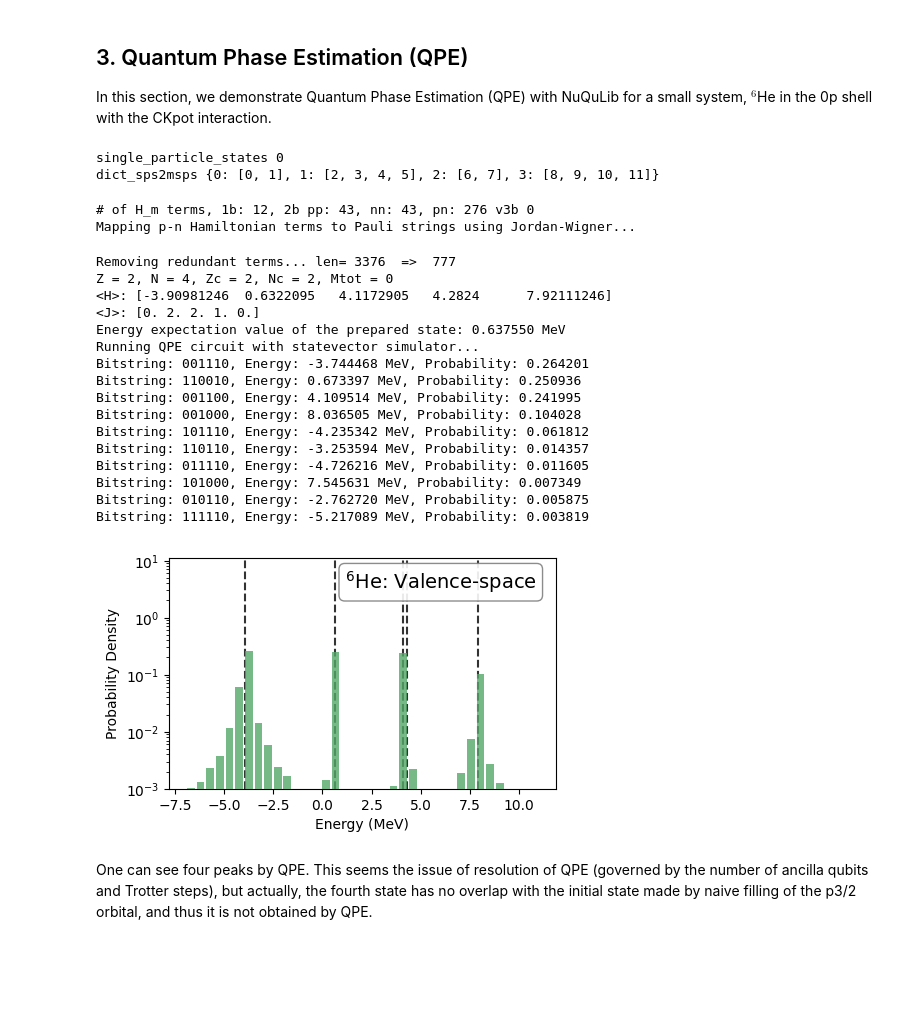
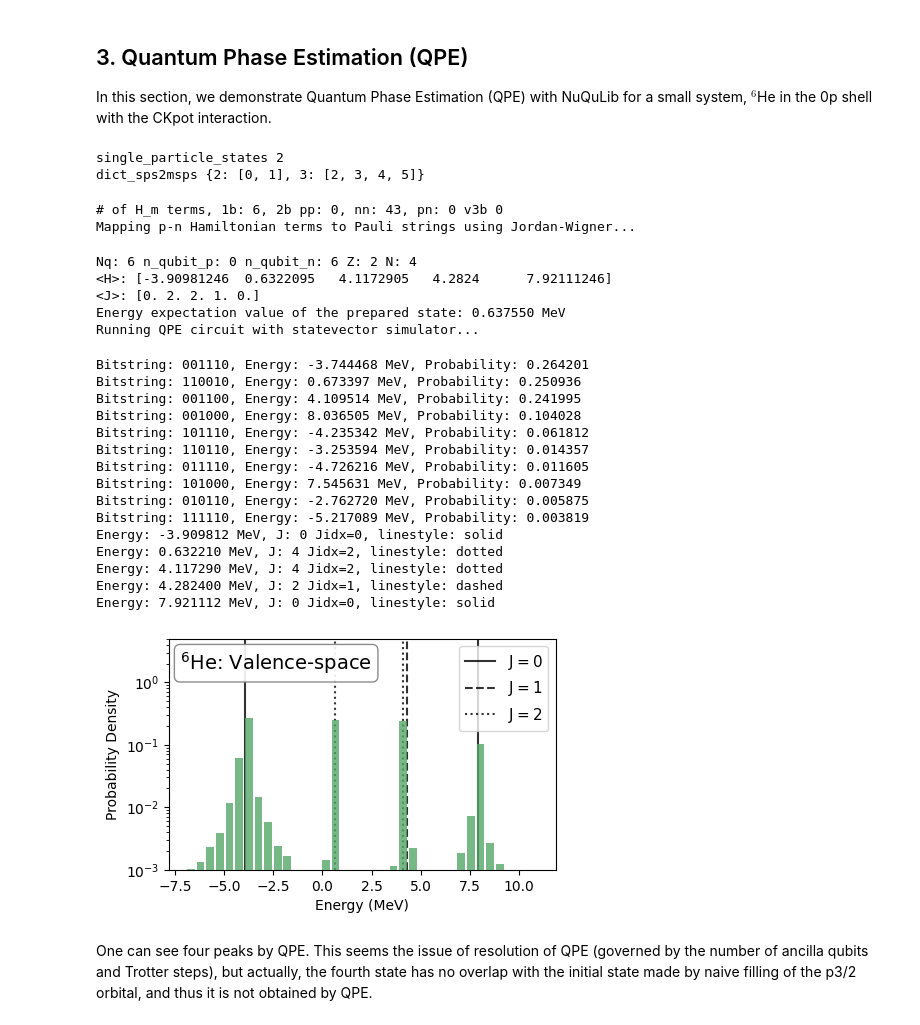
Before and after one commit to SotaYoshida/nuqulib, a Jupyter notebook: tutorial_NuQuLib.ipynb, the cells around one changed output. Saved outputs shown, nothing was run; the diff lists cells and outputs as text; code cells hidden in the pictures; blank space fills up the shorter version.

```diff
--- a/tutorial_NuQuLib.ipynb
+++ b/tutorial_NuQuLib.ipynb
@@ -436,7 +457,7 @@ def plot_spectrum(n_ancilla, delta_t, target, nuc, Energy_list, Ens_exact, save_
     plt.show()
     plt.close()
 # %%
-ncsm = False # True
+ncsm = False
 
 # NCSM
 if ncsm:
@@ -446,33 +467,35 @@ if ncsm:
     fn_snt = int_file_path + f"TwBME-HO_NN-only_N3LO_EM500_srg1.8_hw20_emax{emax}_e2max{emax*2}.kshell.snt"
     fn_3NF = int_file_path + "ThBME_lnl_ms1_2_1.readable.txt"
     #fn_3NF = None; target = "NN-only"
-    target_parity = +1
-    nuc = "2H"; Z = proton_number = N = neutron_number = 1; qrange = [0, 3]
-    nuc = "3n"; Z = proton_number = 0; N = neutron_number = 3; qrange = [8, 9, 14]; target_parity = -1; size_Eshift = 0.0
+    nuc = "3n"; Z = proton_number = 0; N = neutron_number = 3; qrange = [0, 1, 6]; target_parity = -1; size_Eshift = 0.0
+    single_spiecies = 2
     delta_t = - 0.1
 else:
     target = "valence"
     fn_snt = int_file_path+"ckpot.snt"; Zc = Nc = 2
-    nuc = "He6"; Z = 2; N = 4; qrange = [8, 11]
+    nuc = "He6"; Z = 2; N = 4
+    qrange = [8, 11]; single_spiecies = 0
+    qrange = [2, 5]; single_spiecies = 2
     target_parity = 1
 
-
 if ncsm:
-    hamil, Hamil_mapped, proton_qubits, neutron_qubits = get_Hamiltonian(fn_snt, Z, N, ncsm=ncsm, emax=emax, e3max=e3max, fn_3NF=fn_3NF)
+    hamil, Hamil_mapped, proton_qubits, neutron_qubits = get_Hamiltonian(fn_snt, Z, N, ncsm=ncsm, emax=emax, e3max=e3max, fn_3NF=fn_3NF, single_spiecies=single_spiecies)
 else:
-    hamil, Hamil_mapped, proton_qubits, neutron_qubits = get_Hamiltonian(fn_snt, Z, N)
+    hamil, Hamil_mapped, proton_qubits, neutron_qubits = get_Hamiltonian(fn_snt, Z, N, single_spiecies=single_spiecies)
 
 n_qubit_p = hamil.n_qubits_p
 n_qubit_n = hamil.n_qubits_n
 Nq = n_qubit_p + n_qubit_n
+print("Nq:", Nq, "n_qubit_p:", n_qubit_p, "n_qubit_n:", n_qubit_n, "Z:", Z, "N:", N)
 
 # Brute force diagonalization for comparison: `Diagonalize_Hamiltonian` in src/nuqulib/diagonalization.py
 obj_Diag = Diagonalize_Hamiltonian(Hamil_mapped, hamil, Z, N, target_parity, Zc, Nc)
 basis = obj_Diag["basis"]
 Hsub = obj_Diag["Hsub"]
 Ens_exact = obj_Diag["evals"]
+Jvals = obj_Diag["Jvals"]
 print("<H>:", Ens_exact)
-print("<J>:", obj_Diag["Jvals"])
+print("<J>:", Jvals)
 
 # State preparation
 U_prep = QuantumCircuit(Nq)
@@ -506,50 +529,54 @@ job = sim.run(tqc)
 result = job.result()
 psi_final = result.get_statevector(tqc)
 
 # Get probabilities on ancilla register only
 anc_idx = [qc_QPE.qubits.index(q) for q in qc_QPE.qregs[0]]
 probs = psi_final.probabilities_dict(qargs=anc_idx)
 
 list_probs = sorted(probs.items(), key=lambda x: x[1], reverse=True)
 summarized_probs = {}
 for bitstring_whole, p in list_probs:
     bitstring = bitstring_whole[:n_ancilla]
     if bitstring in summarized_probs:
         summarized_probs[bitstring] += p
     else:
         summarized_probs[bitstring] = p
 list_probs = sorted(summarized_probs.items(), key=lambda x: x[1], reverse=True)
 
 Energy_list = []
 for idx, (bitstring, p) in enumerate(list_probs):
     energy = 2 * np.pi * int(bitstring[::-1], 2) / (-delta_t * (2**n_ancilla))
     energy += size_Eshift
     Energy_list.append((energy, p))
     if idx < 10:
         print(f"Bitstring: {bitstring}, Energy: {energy:.6f} MeV, Probability: {p:.6f}")
-plot_spectrum(n_ancilla, delta_t, target, nuc, Energy_list, Ens_exact, save_fig=True)
+plot_spectrum(n_ancilla, delta_t, target, nuc, Energy_list, Ens_exact, Jvals, save_fig=True)
 # %% [output]
-single_particle_states 0
-dict_sps2msps {0: [0, 1], 1: [2, 3, 4, 5], 2: [6, 7], 3: [8, 9, 10, 11]}
+single_particle_states 2
+dict_sps2msps {2: [0, 1], 3: [2, 3, 4, 5]}
-# of H_m terms, 1b: 12, 2b pp: 43, nn: 43, pn: 276 v3b 0
+# of H_m terms, 1b: 6, 2b pp: 0, nn: 43, pn: 0 v3b 0
 Mapping p-n Hamiltonian terms to Pauli strings using Jordan-Wigner...
-Removing redundant terms... len= 3376  =>  777
-Z = 2, N = 4, Zc = 2, Nc = 2, Mtot = 0
+Nq: 6 n_qubit_p: 0 n_qubit_n: 6 Z: 2 N: 4
 <H>: [-3.90981246  0.6322095   4.1172905   4.2824      7.92111246]
 <J>: [0. 2. 2. 1. 0.]
 Energy expectation value of the prepared state: 0.637550 MeV
 Running QPE circuit with statevector simulator...
-Bitstring: 001110, Energy: -3.744468 MeV, Probability: 0.264201
-Bitstring: 110010, Energy: 0.673397 MeV, Probability: 0.250936
-Bitstring: 001100, Energy: 4.109514 MeV, Probability: 0.241995
-Bitstring: 001000, Energy: 8.036505 MeV, Probability: 0.104028
-Bitstring: 101110, Energy: -4.235342 MeV, Probability: 0.061812
-Bitstring: 110110, Energy: -3.253594 MeV, Probability: 0.014357
-Bitstring: 011110, Energy: -4.726216 MeV, Probability: 0.011605
-Bitstring: 101000, Energy: 7.545631 MeV, Probability: 0.007349
-Bitstring: 010110, Energy: -2.762720 MeV, Probability: 0.005875
-Bitstring: 111110, Energy: -5.217089 MeV, Probability: 0.003819
+Bitstring: 001110, Energy: -3.744468 MeV, Probability: 0.264201
+Bitstring: 110010, Energy: 0.673397 MeV, Probability: 0.250936
+Bitstring: 001100, Energy: 4.109514 MeV, Probability: 0.241995
+Bitstring: 001000, Energy: 8.036505 MeV, Probability: 0.104028
+Bitstring: 101110, Energy: -4.235342 MeV, Probability: 0.061812
+Bitstring: 110110, Energy: -3.253594 MeV, Probability: 0.014357
+Bitstring: 011110, Energy: -4.726216 MeV, Probability: 0.011605
+Bitstring: 101000, Energy: 7.545631 MeV, Probability: 0.007349
+Bitstring: 010110, Energy: -2.762720 MeV, Probability: 0.005875
+Bitstring: 111110, Energy: -5.217089 MeV, Probability: 0.003819
+Energy: -3.909812 MeV, J: 0 Jidx=0, linestyle: solid
+Energy: 0.632210 MeV, J: 4 Jidx=2, linestyle: dotted
+Energy: 4.117290 MeV, J: 4 Jidx=2, linestyle: dotted
+Energy: 4.282400 MeV, J: 2 Jidx=1, linestyle: dashed
+Energy: 7.921112 MeV, J: 0 Jidx=0, linestyle: solid
-[figure, old version]
+[figure, new version]
 # %% [markdown]
 One can see four peaks by QPE.
 This seems the issue of resolution of QPE (governed by the number of ancilla qubits and Trotter steps),
```
Also changed, not shown: parts of 7 cells of this notebook, 5 other files.
